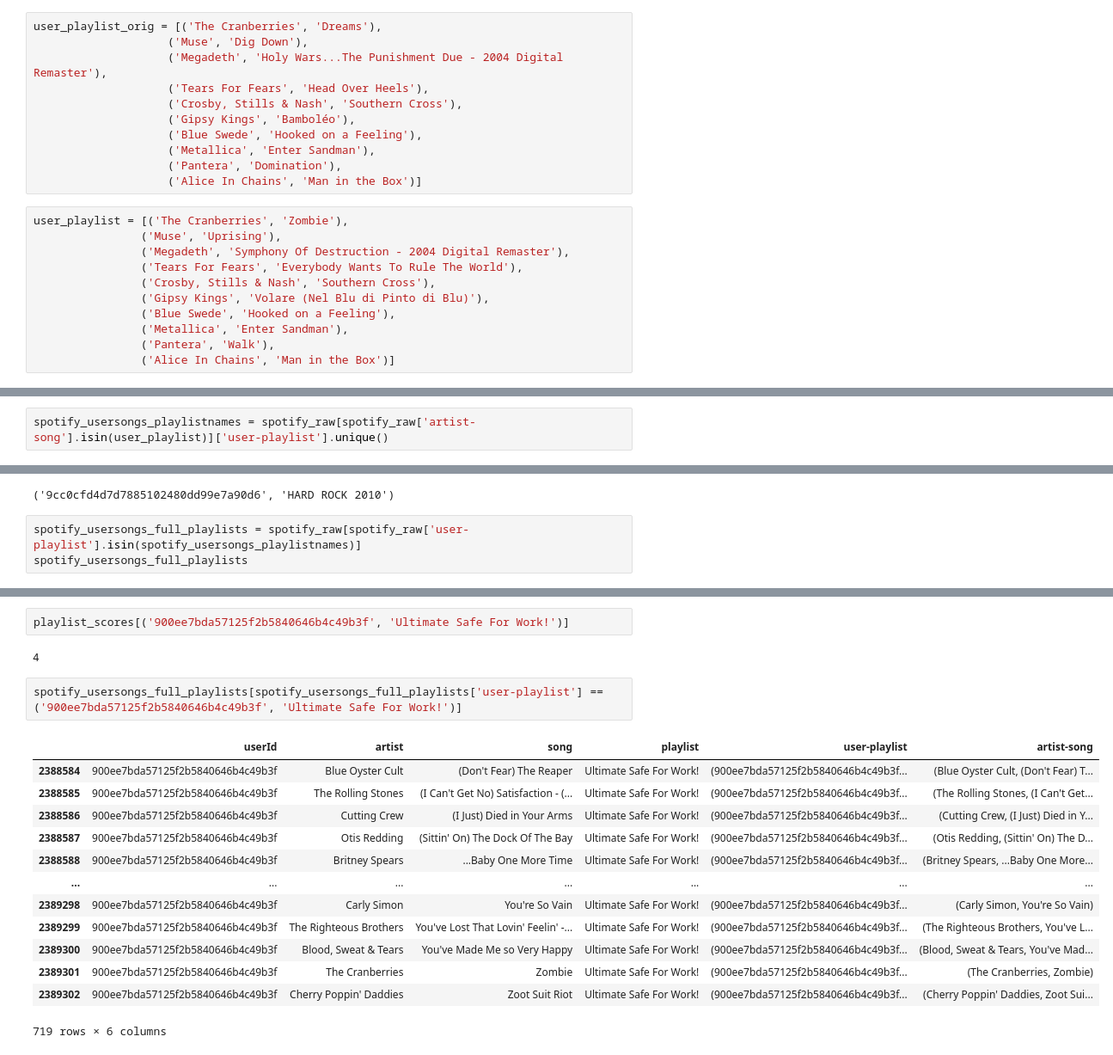
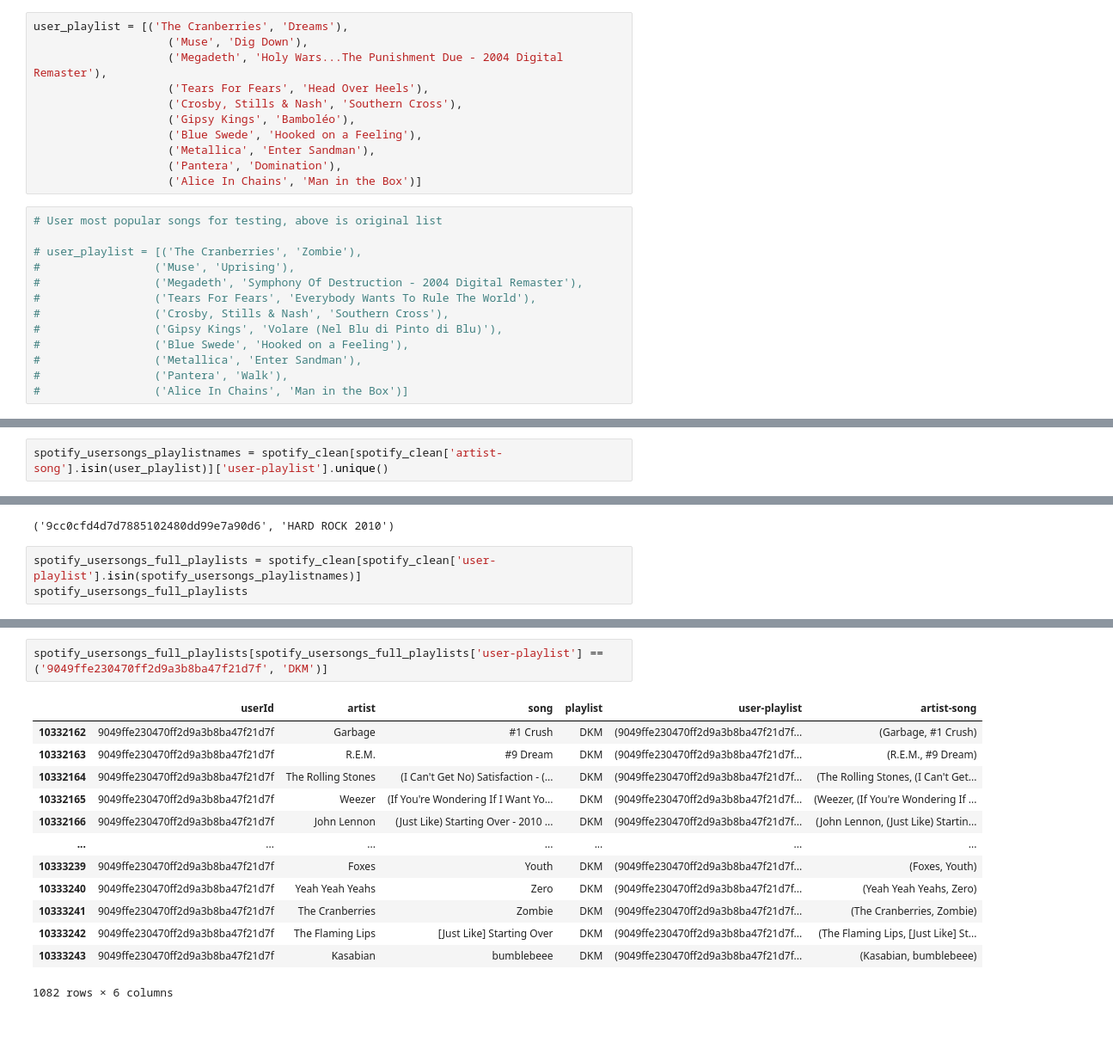
Before and after one commit to doughilton/collaborative-filtering, a Jupyter notebook: Collaborative Filtering Example.ipynb, the cells around one changed output, grey strips where cells are left out. Shown at 86% size. Cells and saved outputs as stored; diff of their text form; blank space fills up the shorter version.

Commit message:
First results, start cleanup

```diff
--- a/Collaborative Filtering Example.ipynb
+++ b/Collaborative Filtering Example.ipynb
@@ -207,5 +152,5 @@ list(my_playlist)
 # %%
-user_playlist_orig = [('The Cranberries', 'Dreams'),
+user_playlist = [('The Cranberries', 'Dreams'),
                     ('Muse', 'Dig Down'),
                     ('Megadeth', 'Holy Wars...The Punishment Due - 2004 Digital Remaster'),
                     ('Tears For Fears', 'Head Over Heels'),
@@ -216,16 +161,18 @@ user_playlist_orig = [('The Cranberries', 'Dreams'),
                     ('Pantera', 'Domination'),
                     ('Alice In Chains', 'Man in the Box')]
 # %%
-user_playlist = [('The Cranberries', 'Zombie'),
-                ('Muse', 'Uprising'),
-                ('Megadeth', 'Symphony Of Destruction - 2004 Digital Remaster'),
-                ('Tears For Fears', 'Everybody Wants To Rule The World'),
-                ('Crosby, Stills & Nash', 'Southern Cross'),
-                ('Gipsy Kings', 'Volare (Nel Blu di Pinto di Blu)'),
-                ('Blue Swede', 'Hooked on a Feeling'),
-                ('Metallica', 'Enter Sandman'),
-                ('Pantera', 'Walk'),
-                ('Alice In Chains', 'Man in the Box')]
+# User most popular songs for testing, above is original list
+
+# user_playlist = [('The Cranberries', 'Zombie'),
+#                 ('Muse', 'Uprising'),
+#                 ('Megadeth', 'Symphony Of Destruction - 2004 Digital Remaster'),
+#                 ('Tears For Fears', 'Everybody Wants To Rule The World'),
+#                 ('Crosby, Stills & Nash', 'Southern Cross'),
+#                 ('Gipsy Kings', 'Volare (Nel Blu di Pinto di Blu)'),
+#                 ('Blue Swede', 'Hooked on a Feeling'),
+#                 ('Metallica', 'Enter Sandman'),
+#                 ('Pantera', 'Walk'),
+#                 ('Alice In Chains', 'Man in the Box')]
 # %%
 user_playlist
 # %% [output]
@@ -269,7 +215,7 @@ Name: artist-song, dtype: int64
  'Pantera',
  'Alice In Chains']
 # %%
-spotify_usersongs_playlistnames = spotify_raw[spotify_raw['artist-song'].isin(user_playlist)]['user-playlist'].unique()
+spotify_usersongs_playlistnames = spotify_clean[spotify_clean['artist-song'].isin(user_playlist)]['user-playlist'].unique()
 # %%
 len(spotify_usersongs_playlistnames)
 # %% [output]
@@ -279,7 +225,7 @@ spotify_usersongs_playlistnames[0]
 # %% [output]
 ('9cc0cfd4d7d7885102480dd99e7a90d6', 'HARD ROCK 2010')
 # %%
-spotify_usersongs_full_playlists = spotify_raw[spotify_raw['user-playlist'].isin(spotify_usersongs_playlistnames)]
+spotify_usersongs_full_playlists = spotify_clean[spotify_clean['user-playlist'].isin(spotify_usersongs_playlistnames)]
 spotify_usersongs_full_playlists
 # %% [output]
 |  | userId | artist | song | playlist | user-playlist | artist-song |
@@ -335,20 +262,16 @@ Name: song, Length: 4351, dtype: int64
-# %%
-playlist_scores[('900ee7bda57125f2b5840646b4c49b3f', 'Ultimate Safe For Work!')]
-# %% [output]
-4
 # %%
-spotify_usersongs_full_playlists[spotify_usersongs_full_playlists['user-playlist'] ==('900ee7bda57125f2b5840646b4c49b3f', 'Ultimate Safe For Work!')]
+spotify_usersongs_full_playlists[spotify_usersongs_full_playlists['user-playlist'] ==('9049ffe230470ff2d9a3b8ba47f21d7f', 'DKM')]
 # %% [output]
 |  | userId | artist | song | playlist | user-playlist | artist-song |
-| 2388584 | 900ee7bda57125f2b5840646b4c49b3f | Blue Oyster Cult | (Don't Fear) The Reaper | Ultimate Safe For Work! | (900ee7bda57125f2b5840646b4c49b3f... | (Blue Oyster Cult, (Don't Fear) T... |
-| 2388585 | 900ee7bda57125f2b5840646b4c49b3f | The Rolling Stones | (I Can't Get No) Satisfaction - (... | Ultimate Safe For Work! | (900ee7bda57125f2b5840646b4c49b3f... | (The Rolling Stones, (I Can't Get... |
-| 2388586 | 900ee7bda57125f2b5840646b4c49b3f | Cutting Crew | (I Just) Died in Your Arms | Ultimate Safe For Work! | (900ee7bda57125f2b5840646b4c49b3f... | (Cutting Crew, (I Just) Died in Y... |
-| 2388587 | 900ee7bda57125f2b5840646b4c49b3f | Otis Redding | (Sittin' On) The Dock Of The Bay | Ultimate Safe For Work! | (900ee7bda57125f2b5840646b4c49b3f... | (Otis Redding, (Sittin' On) The D... |
-| 2388588 | 900ee7bda57125f2b5840646b4c49b3f | Britney Spears | ...Baby One More Time | Ultimate Safe For Work! | (900ee7bda57125f2b5840646b4c49b3f... | (Britney Spears, ...Baby One More... |
+| 10332162 | 9049ffe230470ff2d9a3b8ba47f21d7f | Garbage | #1 Crush | DKM | (9049ffe230470ff2d9a3b8ba47f21d7f... | (Garbage, #1 Crush) |
+| 10332163 | 9049ffe230470ff2d9a3b8ba47f21d7f | R.E.M. | #9 Dream | DKM | (9049ffe230470ff2d9a3b8ba47f21d7f... | (R.E.M., #9 Dream) |
+| 10332164 | 9049ffe230470ff2d9a3b8ba47f21d7f | The Rolling Stones | (I Can't Get No) Satisfaction - (... | DKM | (9049ffe230470ff2d9a3b8ba47f21d7f... | (The Rolling Stones, (I Can't Get... |
+| 10332165 | 9049ffe230470ff2d9a3b8ba47f21d7f | Weezer | (If You're Wondering If I Want Yo... | DKM | (9049ffe230470ff2d9a3b8ba47f21d7f... | (Weezer, (If You're Wondering If ... |
+| 10332166 | 9049ffe230470ff2d9a3b8ba47f21d7f | John Lennon | (Just Like) Starting Over - 2010 ... | DKM | (9049ffe230470ff2d9a3b8ba47f21d7f... | (John Lennon, (Just Like) Startin... |
 | ... | ... | ... | ... | ... | ... | ... |
-| 2389298 | 900ee7bda57125f2b5840646b4c49b3f | Carly Simon | You're So Vain | Ultimate Safe For Work! | (900ee7bda57125f2b5840646b4c49b3f... | (Carly Simon, You're So Vain) |
-| 2389299 | 900ee7bda57125f2b5840646b4c49b3f | The Righteous Brothers | You've Lost That Lovin' Feelin' -... | Ultimate Safe For Work! | (900ee7bda57125f2b5840646b4c49b3f... | (The Righteous Brothers, You've L... |
-| 2389300 | 900ee7bda57125f2b5840646b4c49b3f | Blood, Sweat & Tears | You've Made Me so Very Happy | Ultimate Safe For Work! | (900ee7bda57125f2b5840646b4c49b3f... | (Blood, Sweat & Tears, You've Mad... |
-| 2389301 | 900ee7bda57125f2b5840646b4c49b3f | The Cranberries | Zombie | Ultimate Safe For Work! | (900ee7bda57125f2b5840646b4c49b3f... | (The Cranberries, Zombie) |
-| 2389302 | 900ee7bda57125f2b5840646b4c49b3f | Cherry Poppin' Daddies | Zoot Suit Riot | Ultimate Safe For Work! | (900ee7bda57125f2b5840646b4c49b3f... | (Cherry Poppin' Daddies, Zoot Sui... |
+| 10333239 | 9049ffe230470ff2d9a3b8ba47f21d7f | Foxes | Youth | DKM | (9049ffe230470ff2d9a3b8ba47f21d7f... | (Foxes, Youth) |
+| 10333240 | 9049ffe230470ff2d9a3b8ba47f21d7f | Yeah Yeah Yeahs | Zero | DKM | (9049ffe230470ff2d9a3b8ba47f21d7f... | (Yeah Yeah Yeahs, Zero) |
+| 10333241 | 9049ffe230470ff2d9a3b8ba47f21d7f | The Cranberries | Zombie | DKM | (9049ffe230470ff2d9a3b8ba47f21d7f... | (The Cranberries, Zombie) |
+| 10333242 | 9049ffe230470ff2d9a3b8ba47f21d7f | The Flaming Lips | [Just Like] Starting Over | DKM | (9049ffe230470ff2d9a3b8ba47f21d7f... | (The Flaming Lips, [Just Like] St... |
+| 10333243 | 9049ffe230470ff2d9a3b8ba47f21d7f | Kasabian | bumblebeee | DKM | (9049ffe230470ff2d9a3b8ba47f21d7f... | (Kasabian, bumblebeee) |
-719 rows × 6 columns
+1082 rows × 6 columns
```
Also changed, not shown: parts of 32 cells of this notebook.
